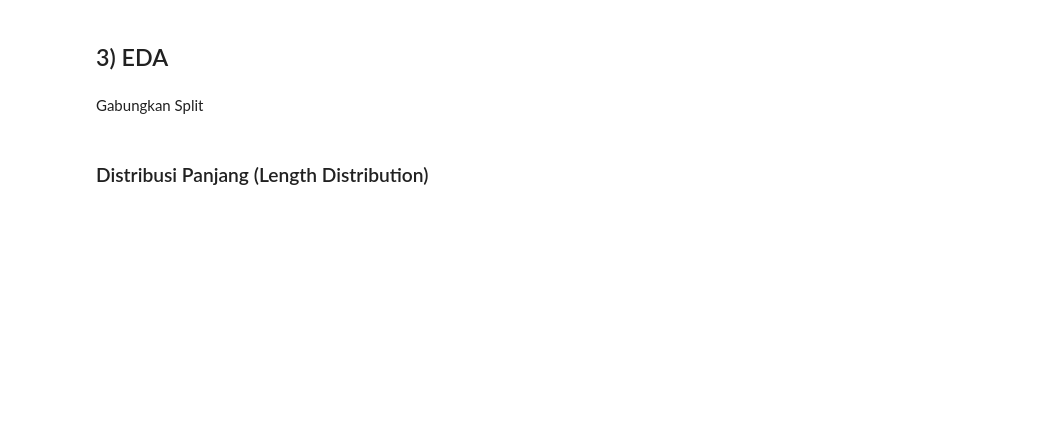
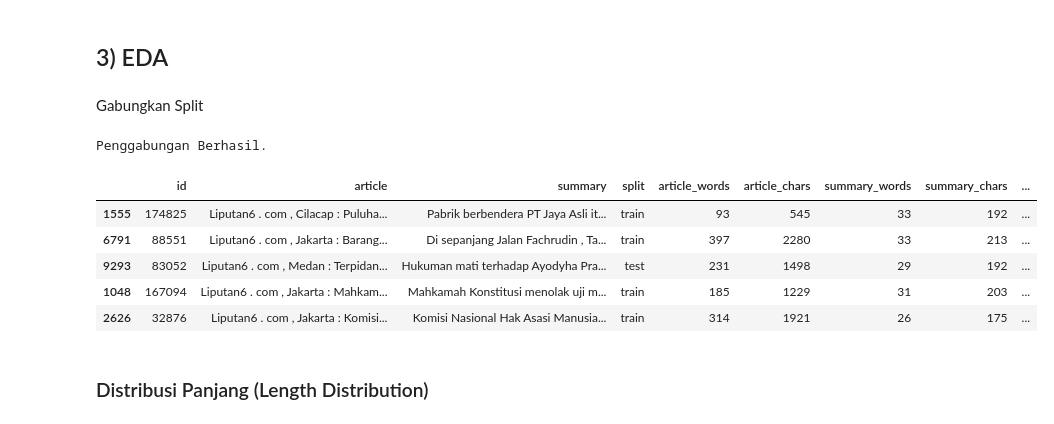
Before and after one commit to irsyad-kamil/indonesia-ai-nlpa-summary, a Jupyter notebook: bert2bert_irsyad.ipynb, the cells around one changed output. Saved outputs shown, nothing was run; the diff lists cells and outputs as text; code cells hidden in the pictures; blank space fills up the shorter version.

```diff
--- a/bert2bert_irsyad.ipynb
+++ b/bert2bert_irsyad.ipynb
@@ -41,12 +39,12 @@ import pandas as pd
 import random
 from tqdm.notebook import tqdm
 
-def load_and_split_sampled(base_path, total_sample=25000, train_ratio=0.7, dev_ratio=0.1):
+def load_and_split_sampled(base_path, total_sample=10000, train_ratio=0.7, dev_ratio=0.1):
     # 1. Kumpulkan SEMUA path file dari folder train asli
     train_dir = os.path.join(base_path, 'train')
     all_files = [os.path.join(train_dir, f) for f in os.listdir(train_dir) if f.endswith('.json')]
 
-    # 2. Acak dan Ambil sesuai limit (25.000)
+    # 2. Acak dan Ambil sesuai limit (10.000)
     random.seed(42)
     random.shuffle(all_files)
     sampled_paths = all_files[:total_sample]
@@ -83,4 +81,4 @@ def load_and_split_sampled(base_path, total_sample=25000, train_ratio=0.7, dev_r
 
 # Eksekusi
 base_dir = '/content/drive/MyDrive/Bootcamp/Project 2/liputan6_data/canonical' # Sesuaikan path ekstrakmu
-df_train, df_dev, df_test = load_and_split_sampled(base_dir, total_sample=25000)
+df_train, df_dev, df_test = load_and_split_sampled(base_dir, total_sample=10000)
@@ -131,5 +132,16 @@ df_test_eda["split"] = "test"
 
 df_all = pd.concat([df_train_eda, df_dev_eda, df_test_eda], ignore_index=True)
 print("Penggabungan Berhasil.")
+# %% [output]
+Penggabungan Berhasil.
+# %%
+df_all.sample(5)
+# %% [output]
+|  | id | article | summary | split | article_words | article_chars | summary_words | summary_chars | ... |
+| 1555 | 174825 | Liputan6 . com , Cilacap : Puluha... | Pabrik berbendera PT Jaya Asli it... | train | 93 | 545 | 33 | 192 | ... |
+| 6791 | 88551 | Liputan6 . com , Jakarta : Barang... | Di sepanjang Jalan Fachrudin , Ta... | train | 397 | 2280 | 33 | 213 | ... |
+| 9293 | 83052 | Liputan6 . com , Medan : Terpidan... | Hukuman mati terhadap Ayodyha Pra... | test | 231 | 1498 | 29 | 192 | ... |
+| 1048 | 167094 | Liputan6 . com , Jakarta : Mahkam... | Mahkamah Konstitusi menolak uji m... | train | 185 | 1229 | 31 | 203 | ... |
+| 2626 | 32876 | Liputan6 . com , Jakarta : Komisi... | Komisi Nasional Hak Asasi Manusia... | train | 314 | 1921 | 26 | 175 | ... |
 # %% [markdown]
 ### Distribusi Panjang (Length Distribution)
```
Also changed, not shown: parts of 44 cells of this notebook.
